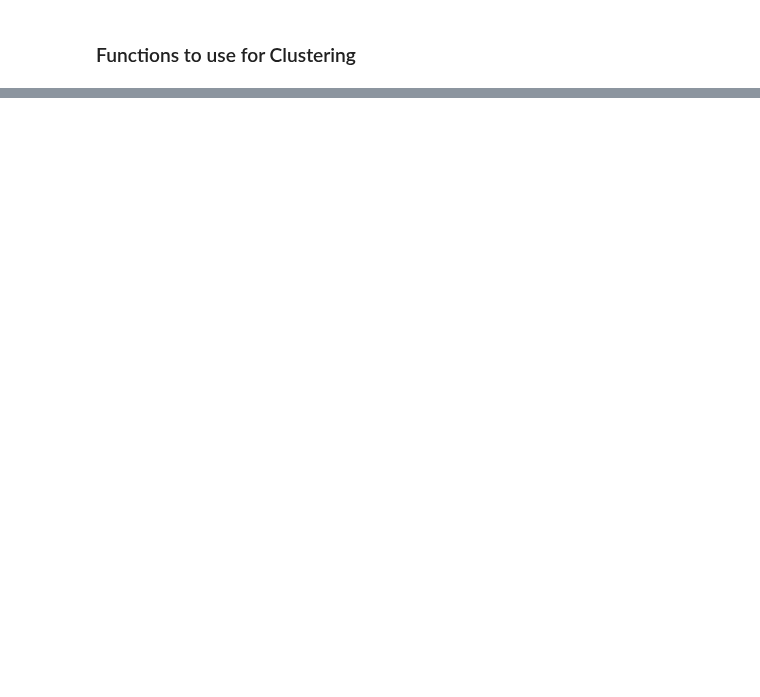
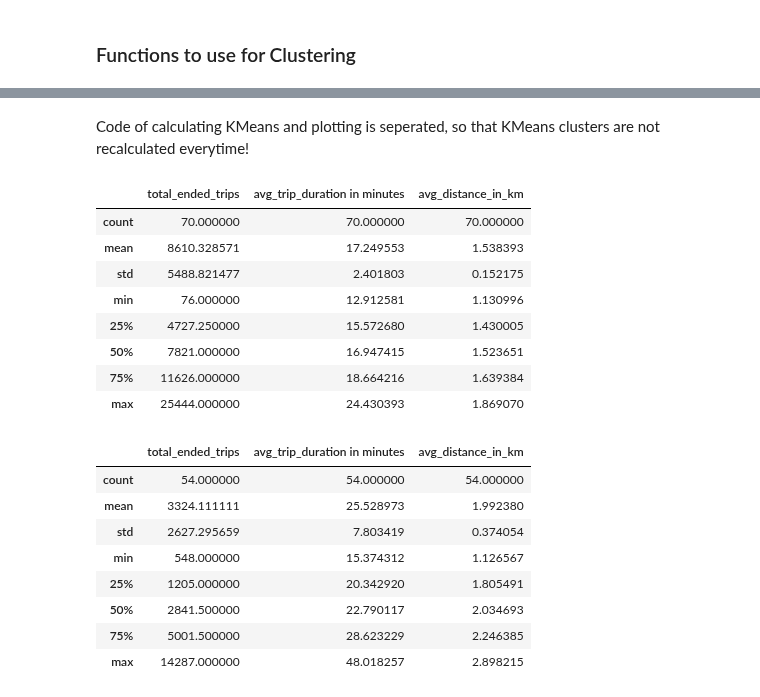
Before and after one commit to yassinehammou27/intentionally_blank, a Jupyter notebook: Team Assignment - Intentionally Blank.ipynb, the cells around one changed output, grey strips where cells are left out. Drawn from its saved outputs; the diff is of its cells as text; code cells hidden in the pictures; blank space fills up the shorter version.

```diff
--- a/Team Assignment - Intentionally Blank.ipynb
+++ b/Team Assignment - Intentionally Blank.ipynb
@@ -296,8 +302,0 @@ df_philadelphia_cleaned.reset_index(inplace=True, drop=True) # Only done because
-# %%
-# Calculating the distance between start and end coordinates of stations
-for i in range(0, len(df_philadelphia_cleaned)):
-    combined_start_coordinates = (df_philadelphia_cleaned.at[i, 'start_lat'], df_philadelphia_cleaned.at[i, 'start_lon'])
-    combined_end_coordinates = (df_philadelphia_cleaned.at[i, 'end_lat'], df_philadelphia_cleaned.at[i, 'end_lon'])
-
-    # By default haversine uses km, so no need to set extra units
-    df_philadelphia_cleaned.at[i, 'distance_in_km'] = hs.haversine(combined_start_coordinates, combined_end_coordinates)
@@ -447,0 +608,54 @@ describeData(df_phil_coordinates, df_phil_coordinates_scaled, cluster)
+# %%
+# Define the cluster amount here
+cluster = 2
+
+# Calculating KMeans
+calcKMeans(cluster, df_phil_end_stations_scaled)
+
+# Adding the clusters from KMeans into the original dataframe
+df_phil_end_stations_original.loc[:, 'Cluster'] = df_phil_end_stations_scaled['KMeans']
+
+# Sorting cluster values for the map slider
+df_phil_end_stations_original.sort_values(by='Cluster', ascending=True, inplace=True)
+df_phil_end_stations_original.reset_index(drop=True, inplace=True)
+# %% [markdown]
+Code of calculating KMeans and plotting is seperated, so that KMeans clusters are not recalculated everytime!
+# %%
+# Scatter Mapbox to display the clusters in a map
+fig = px.scatter_mapbox(df_phil_end_stations_original, lat="end_lat", lon="end_lon", animation_frame="Cluster",
+                        opacity=1, animation_group='end_station_name', zoom=12, height=1000, width=900,
+                        hover_name="end_station_name", hover_data=["end_lat", "end_lon"],
+                        title='Locational Clusters based on the end stations')
+fig.update_geos(center=dict(lon=-75.14, lat=39.96))
+fig.update_layout(mapbox_style="carto-positron")
+fig.update_layout(
+    title={
+        'y':0.95,
+        'x':0.5,
+        'xanchor': 'center',
+        'yanchor': 'top'},
+    font=dict(
+            size=18
+        ))
+display(fig)
+
+describeData(df_phil_end_stations, df_phil_end_stations_scaled, cluster)
+# %% [output]
+|  | total_ended_trips | avg_trip_duration in minutes | avg_distance_in_km |
+| count | 70.000000 | 70.000000 | 70.000000 |
+| mean | 8610.328571 | 17.249553 | 1.538393 |
+| std | 5488.821477 | 2.401803 | 0.152175 |
+| min | 76.000000 | 12.912581 | 1.130996 |
+| 25% | 4727.250000 | 15.572680 | 1.430005 |
+| 50% | 7821.000000 | 16.947415 | 1.523651 |
+| 75% | 11626.000000 | 18.664216 | 1.639384 |
+| max | 25444.000000 | 24.430393 | 1.869070 |
+|  | total_ended_trips | avg_trip_duration in minutes | avg_distance_in_km |
+| count | 54.000000 | 54.000000 | 54.000000 |
+| mean | 3324.111111 | 25.528973 | 1.992380 |
+| std | 2627.295659 | 7.803419 | 0.374054 |
+| min | 548.000000 | 15.374312 | 1.126567 |
+| 25% | 1205.000000 | 20.342920 | 1.805491 |
+| 50% | 2841.500000 | 22.790117 | 2.034693 |
+| 75% | 5001.500000 | 28.623229 | 2.246385 |
+| max | 14287.000000 | 48.018257 | 2.898215 |
```
Also changed, not shown: parts of 23 cells of this notebook.
